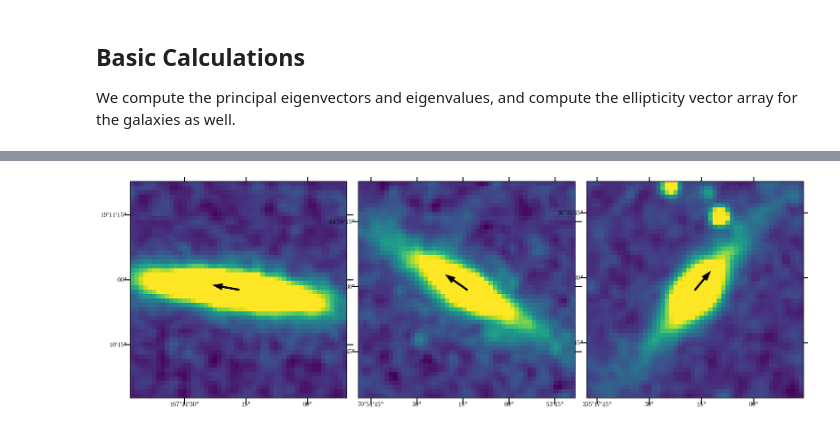
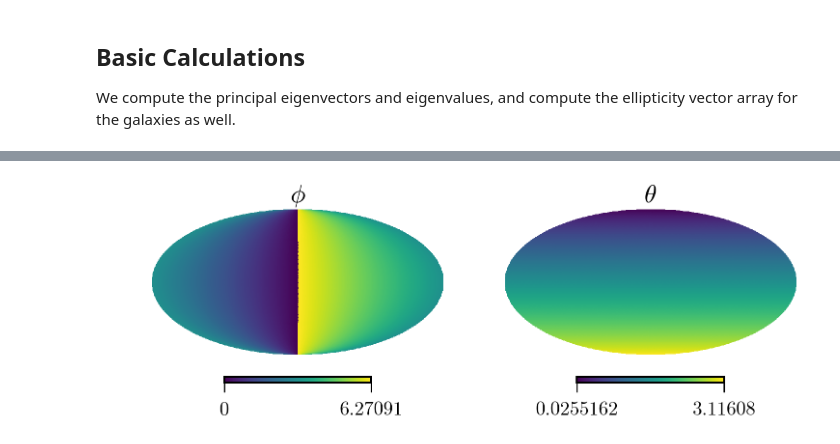
Before and after one commit to damonge/TidAl, a Jupyter notebook: notebooks/02. Statistics.ipynb, the cells around one changed output, grey strips where cells are left out. Cells and saved outputs as stored; diff of their text form; code cells hidden in the pictures.

```diff
--- a/notebooks/02. Statistics.ipynb
+++ b/notebooks/02. Statistics.ipynb
@@ -27,15 +73,24 @@ nside = hp.get_nside(mask)
 We compute the principal eigenvectors and eigenvalues, and compute the ellipticity vector array for the galaxies as well.
 # %%
 # calculate stuff for tidal field
-peigval, peigvec = tide_utils.compute_principal_eig(
-    t11= tidal['t11'],
-    t12= -tidal['t12'], # NOTE: flipped sign!
-    t22= tidal['t22'])
+peigval, peigvec, shorteval, shortevec = tide_utils.compute_eig(
+    t11= tidal['t22'],
+    t12= tidal['t12'], # NOTE: SWAPPED AROUND TO MATCH SPHERICAL COORDINATES
+    t22= tidal['t11'])
 
-# calculate stuff for galaxies
-phi_x = -np.cos((90-galaxy_data['j_phi']) * np.pi / 180)
-phi_y = np.sin((90-galaxy_data['j_phi']) * np.pi / 180)
+# NOTE: uncomment to swap x and y eigenvector components
+# peigvec_copy = peigvec.copy()
+# peigvec[:,0] = peigvec_copy[:,1]
+# peigvec[:,1] = peigvec_copy[:,0]
+
+th, ph = hp.pix2ang(nside,np.arange(npix))
+
+# recompute stuff for galaxies
+phi_x = np.cos((90-galaxy_data['j_phi']) * np.pi / 180)
+phi_y = -np.sin((90-galaxy_data['j_phi']) * np.pi / 180)
 gal_ellip = np.vstack( [phi_x,phi_y] )
 gal_healpix_pixel = hp.ang2pix( nside=nside,
     phi=galaxy_data['dec'], theta=galaxy_data['ra'], lonlat=True )
+gal_tidal_x = peigvec[gal_healpix_pixel,0]
+gal_tidal_y = peigvec[gal_healpix_pixel,1]
 # %% [markdown]
@@ -61,5 +130,13 @@ plt.xlim( np.max(ph_grid), np.min(ph_grid) ); plt.ylim( np.max(th_grid), np.min(
+# %%
+fig, (ax1, ax2) = plt.subplots(ncols=2, figsize=(12,8))
+plt.sca(ax1)
+hp.mollview( ph, hold=True, title=r"$\phi$" )
+plt.sca(ax2)
+hp.mollview( th, hold=True, title=r"$\theta$" )
+# %% [output]
+[figure, added]
 # %%
-tide_utils.plot_row([161, 215, 242], # chosen from magnitude cut
-                    galaxy_data, phi_x, phi_y)
+# tide_utils.plot_row([161, 215, 242], # chosen from magnitude cut
+#                     galaxy_data,
+#                     phi_x,
+#                     phi_y, debug=True)
-# %% [output]
-[figure, removed]
```
Also changed, not shown: parts of 23 cells of this notebook, 5 other files.
